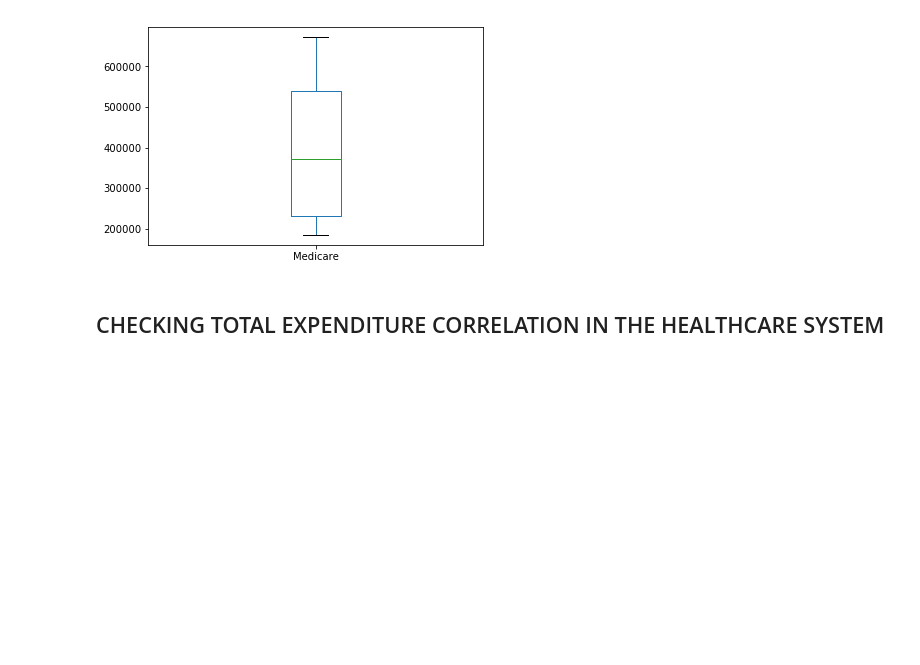
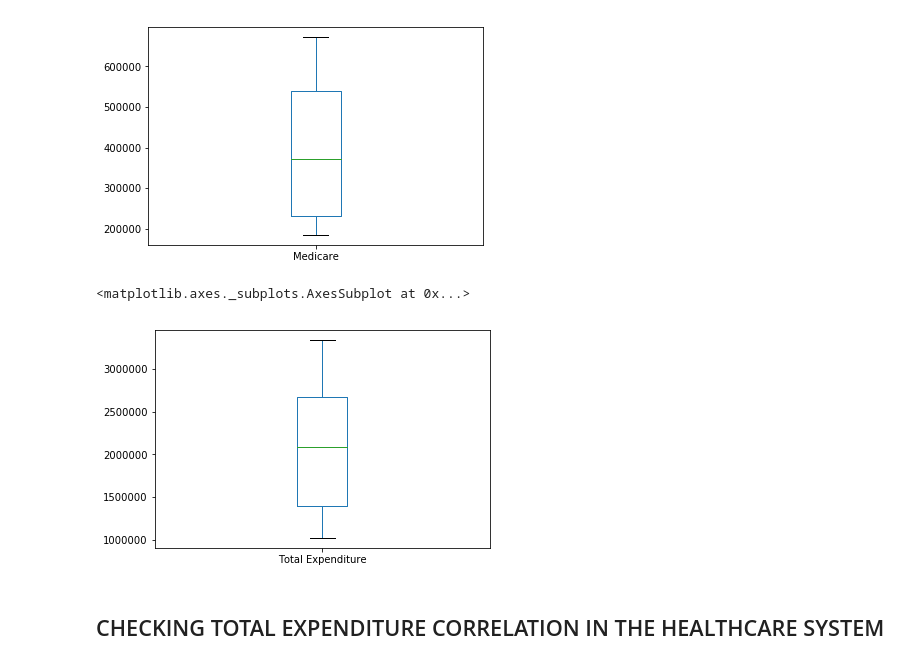
Before and after one commit to judesgit/GA-Data_Science, a Jupyter notebook: projects/final-project/Jude Nwosu -- GA Project -- HealthCare Final Project.ipynb, the cells around one changed output. Cells and saved outputs as stored; diff of their text form; code cells hidden in the pictures; blank space fills up the shorter version.

```diff
--- a/projects/final-project/Jude Nwosu -- GA Project -- HealthCare Final Project.ipynb
+++ b/projects/final-project/Jude Nwosu -- GA Project -- HealthCare Final Project.ipynb
@@ -338,6 +377,11 @@ df.Medicare.plot(kind='box')
 # %% [output]
 <matplotlib.axes._subplots.AxesSubplot at 0x...>
 [figure]
+# %%
+df['Total Expenditure'].plot(kind='box')
+# %% [output]
+<matplotlib.axes._subplots.AxesSubplot at 0x...>
+[figure, added]
 # %% [markdown]
 ## CHECKING TOTAL EXPENDITURE CORRELATION IN THE HEALTHCARE SYSTEM
 # %%
```
Also changed, not shown: parts of 9 cells of this notebook.
